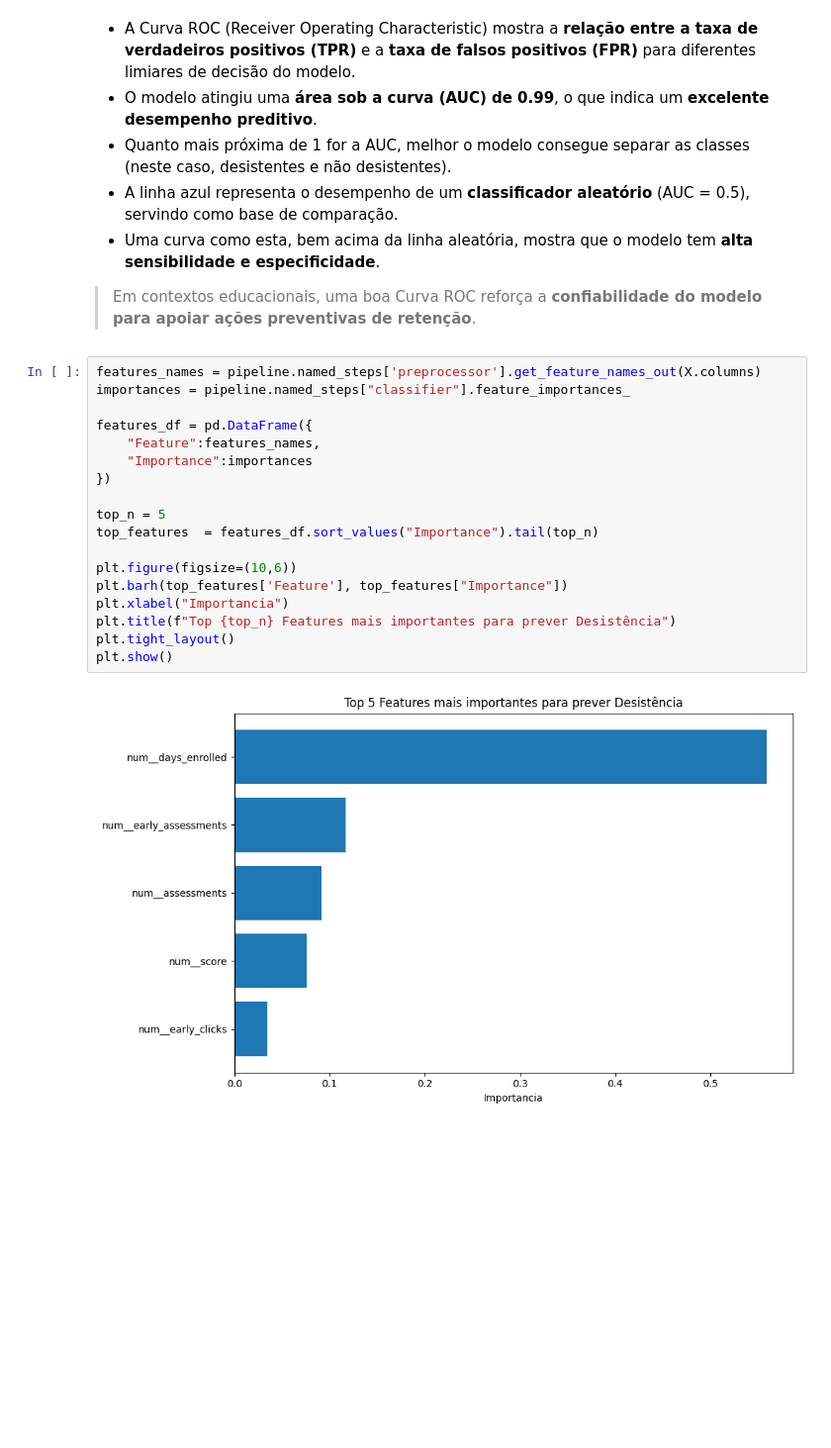
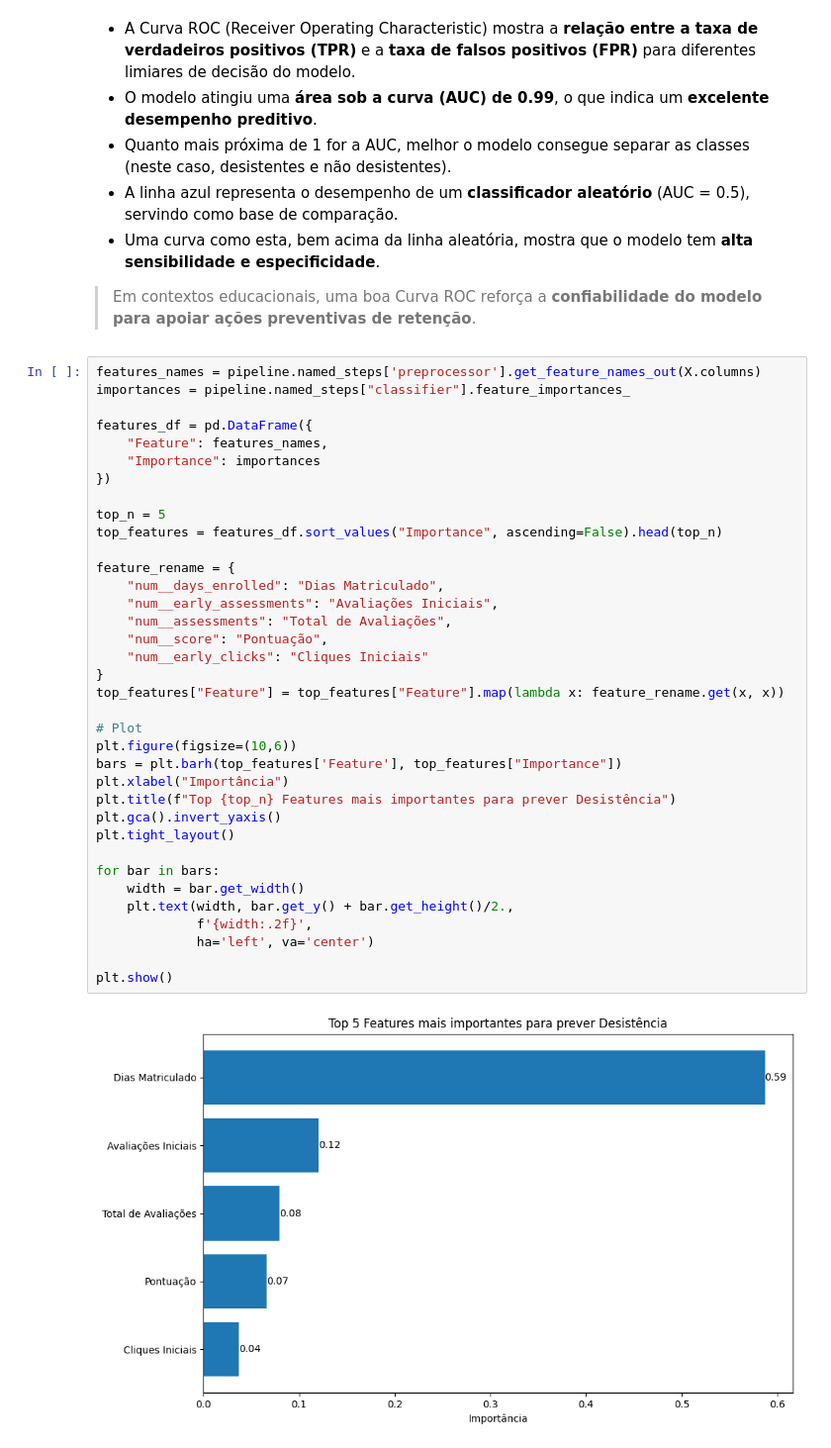
Before and after one commit to Th1agoFarias/Random-Forest-OULAD, a Jupyter notebook: notebooks/student.ipynb, the cells around one changed output. Shown at 99% size. Drawn from its saved outputs; the diff is of its cells as text; blank space fills up the shorter version.

```diff
--- a/notebooks/student.ipynb
+++ b/notebooks/student.ipynb
@@ -285,23 +291,41 @@ plt.show()
 - Uma curva como esta, bem acima da linha aleatória, mostra que o modelo tem **alta sensibilidade e especificidade**.
 
 > Em contextos educacionais, uma boa Curva ROC reforça a **confiabilidade do modelo para apoiar ações preventivas de retenção**.
-# %%
-features_names = pipeline.named_steps['preprocessor'].get_feature_names_out(X.columns)
-importances = pipeline.named_steps["classifier"].feature_importances_
-
-features_df = pd.DataFrame({
-    "Feature":features_names,
-    "Importance":importances
-})
-
-top_n = 5
-top_features  = features_df.sort_values("Importance").tail(top_n)
-
-plt.figure(figsize=(10,6))
-plt.barh(top_features['Feature'], top_features["Importance"])
-plt.xlabel("Importancia")
-plt.title(f"Top {top_n} Features mais importantes para prever Desistência")
-plt.tight_layout()
-plt.show()
-# %% [output]
-[figure, removed]
+# %%
+features_names = pipeline.named_steps['preprocessor'].get_feature_names_out(X.columns)
+importances = pipeline.named_steps["classifier"].feature_importances_
+
+features_df = pd.DataFrame({
+    "Feature": features_names,
+    "Importance": importances
+})
+
+top_n = 5
+top_features = features_df.sort_values("Importance", ascending=False).head(top_n)
+
+feature_rename = {
+    "num__days_enrolled": "Dias Matriculado",
+    "num__early_assessments": "Avaliações Iniciais",
+    "num__assessments": "Total de Avaliações",
+    "num__score": "Pontuação",
+    "num__early_clicks": "Cliques Iniciais"
+}
+top_features["Feature"] = top_features["Feature"].map(lambda x: feature_rename.get(x, x))
+
+# Plot
+plt.figure(figsize=(10,6))
+bars = plt.barh(top_features['Feature'], top_features["Importance"])
+plt.xlabel("Importância")
+plt.title(f"Top {top_n} Features mais importantes para prever Desistência")
+plt.gca().invert_yaxis()
+plt.tight_layout()
+
+for bar in bars:
+    width = bar.get_width()
+    plt.text(width, bar.get_y() + bar.get_height()/2.,
+             f'{width:.2f}',
+             ha='left', va='center')
+
+plt.show()
+# %% [output]
+[figure, added]
```
Also changed, not shown: parts of 6 cells of this notebook.
